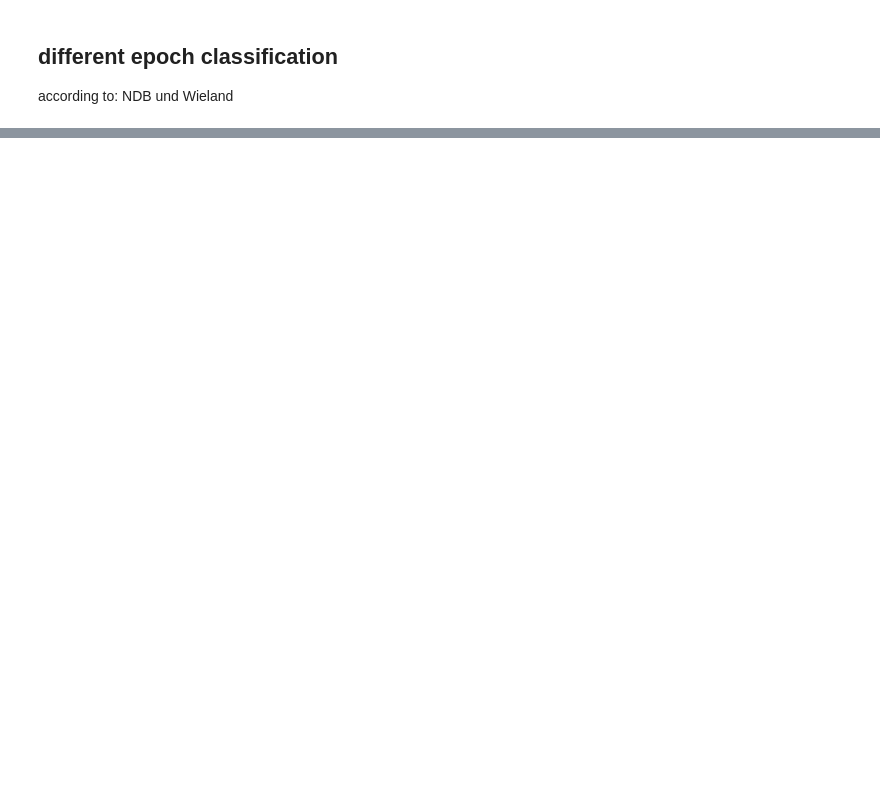
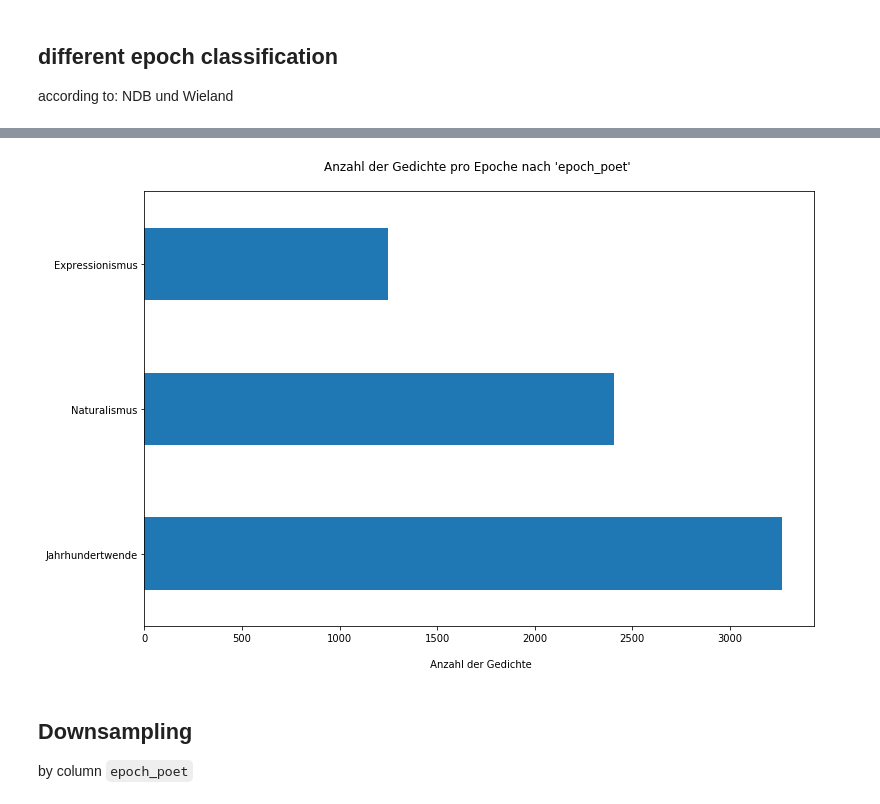
Before and after one commit to realjanpaulus/bertpoems, a Jupyter notebook: app/poems_preprocessing.ipynb, the cells around one changed output, grey strips where cells are left out. Saved outputs shown, nothing was run; the diff lists cells and outputs as text; code cells hidden in the pictures; blank space fills up the shorter version.

```diff
--- a/app/poems_preprocessing.ipynb
+++ b/app/poems_preprocessing.ipynb
@@ -281,0 +303,14 @@ modernpoems = pd.read_csv("../corpora/german_modern_poems.csv")
+# %%
+modernpoems.epoch_poet.value_counts().plot(kind="barh",
+                                      figsize=(12, 8),
+                                      label="Epoche")
+plt.xlabel("\n Anzahl der Gedichte")
+plt.title("Anzahl der Gedichte pro Epoche nach 'epoch_poet' \n")
+plt.savefig("../utils/img/epoch_poet_distribution.png", dpi=300)
+plt.show()
+# %% [output]
+[figure, added]
+# %% [markdown]
+## Downsampling
+
+by column `epoch_poet`
```
Also changed, not shown: parts of 62 cells of this notebook, 11 other files.
